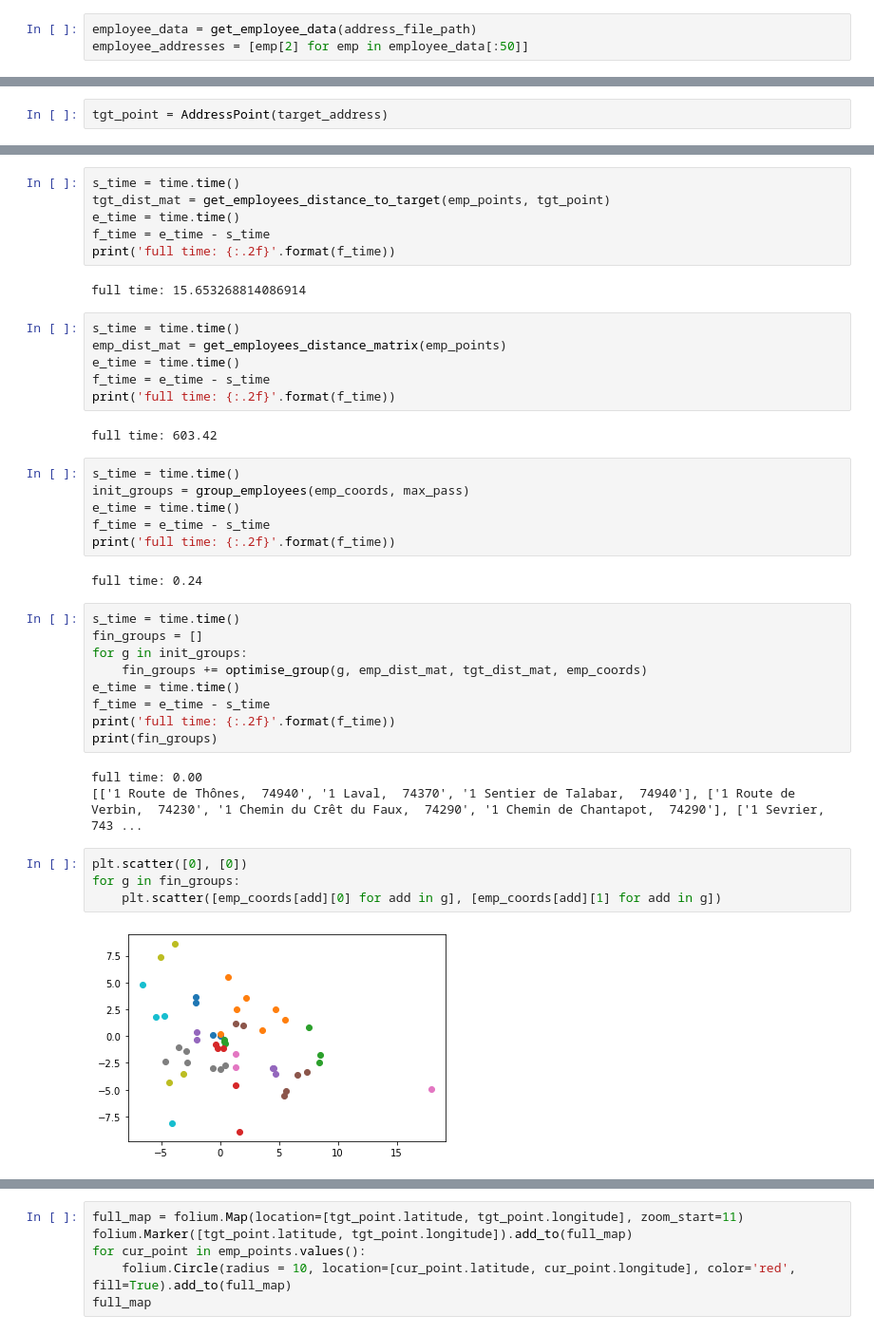
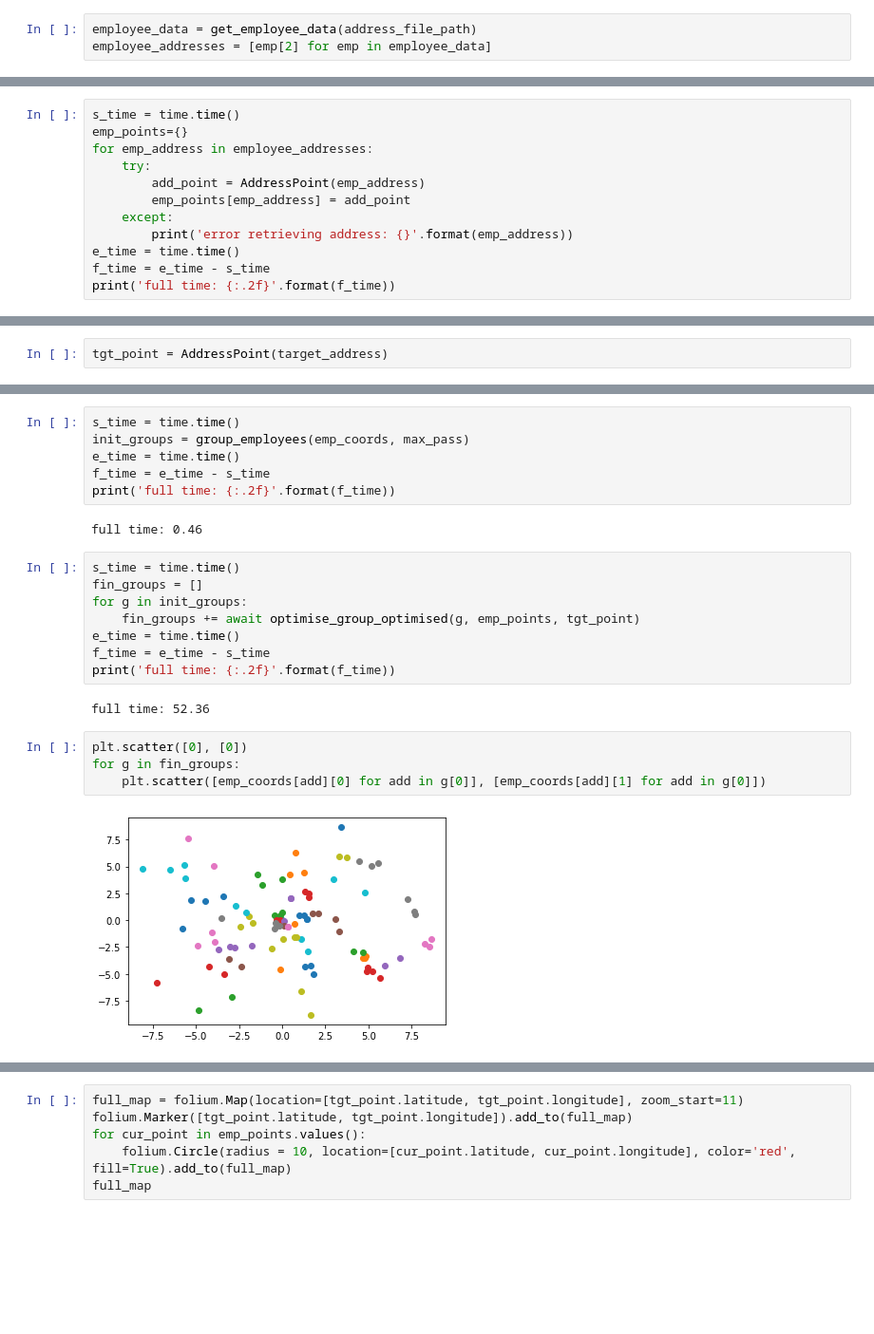
Before and after one commit to FredericFerriere/carpooling, a Jupyter notebook: GIS_visualisation.ipynb, the cells around one changed output, grey strips where cells are left out. Shown at 95% size. Drawn from its saved outputs; the diff is of its cells as text; blank space fills up the shorter version.

```diff
--- a/GIS_visualisation.ipynb
+++ b/GIS_visualisation.ipynb
@@ -15,7 +14,7 @@ from addressPoint import AddressPoint
 address_file_path = './data/addresses.csv'
 # %%
 employee_data = get_employee_data(address_file_path)
-employee_addresses = [emp[2] for emp in employee_data[:50]]
+employee_addresses = [emp[2] for emp in employee_data]
 # %%
 target_address = '9 Boulevard Decouz, 74000 Annecy France'
 # %%
@@ -26,0 +24,12 @@ emp_points = {emp_address: AddressPoint(emp_address) for emp_address in employee
+# %%
+s_time = time.time()
+emp_points={}
+for emp_address in employee_addresses:
+    try:
+        add_point = AddressPoint(emp_address)
+        emp_points[emp_address] = add_point
+    except:
+        print('error retrieving address: {}'.format(emp_address))
+e_time = time.time()
+f_time = e_time - s_time
+print('full time: {:.2f}'.format(f_time))
@@ -38,19 +49,3 @@ full time: 0.0010159015655517578
-# %%
-s_time = time.time()
-tgt_dist_mat = get_employees_distance_to_target(emp_points, tgt_point)
-e_time = time.time()
-f_time = e_time - s_time
-print('full time: {:.2f}'.format(f_time))
-# %% [output]
-full time: 15.653268814086914
-# %%
-s_time = time.time()
-emp_dist_mat = get_employees_distance_matrix(emp_points)
-e_time = time.time()
-f_time = e_time - s_time
-print('full time: {:.2f}'.format(f_time))
-# %% [output]
-full time: 603.42
 # %%
 s_time = time.time()
 init_groups = group_employees(emp_coords, max_pass)
@@ -58,22 +53,20 @@ e_time = time.time()
 f_time = e_time - s_time
 print('full time: {:.2f}'.format(f_time))
 # %% [output]
-full time: 0.24
+full time: 0.46
 # %%
 s_time = time.time()
 fin_groups = []
 for g in init_groups:
-    fin_groups += optimise_group(g, emp_dist_mat, tgt_dist_mat, emp_coords)
+    fin_groups += await optimise_group_optimised(g, emp_points, tgt_point)
 e_time = time.time()
 f_time = e_time - s_time
 print('full time: {:.2f}'.format(f_time))
-print(fin_groups)
 # %% [output]
-full time: 0.00
-[['1 Route de Thônes,  74940', '1 Laval,  74370', '1 Sentier de Talabar,  74940'], ['1 Route de Verbin,  74230', '1 Chemin du Crêt du Faux,  74290', '1 Chemin de Chantapot,  74290'], ['1 Sevrier,  743 ...
+full time: 52.36
 # %%
 plt.scatter([0], [0])
 for g in fin_groups:
-    plt.scatter([emp_coords[add][0] for add in g], [emp_coords[add][1] for add in g])
+    plt.scatter([emp_coords[add][0] for add in g[0]], [emp_coords[add][1] for add in g[0]])
 # %% [output]
-[figure, old version]
+[figure, new version]
```
Also changed, not shown: parts of 22 cells of this notebook, 3 other files.
